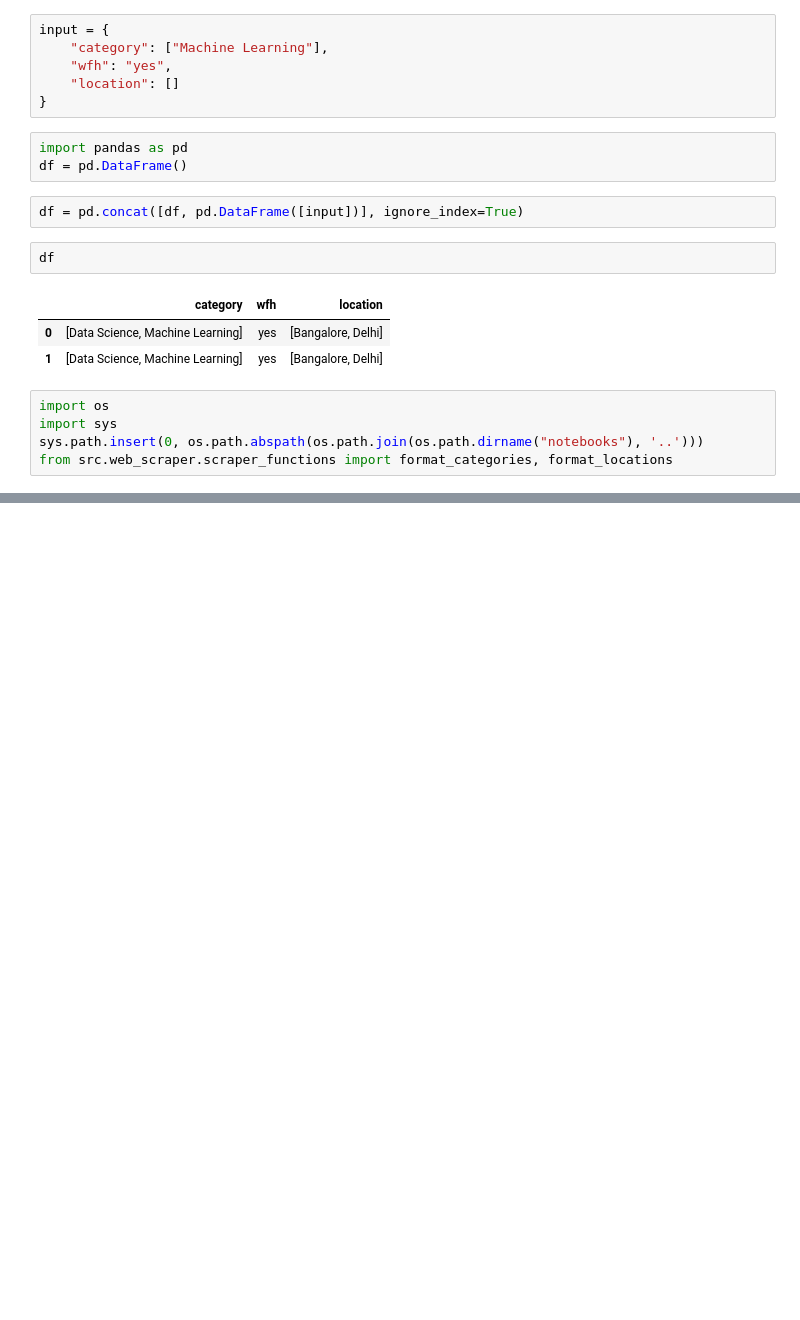
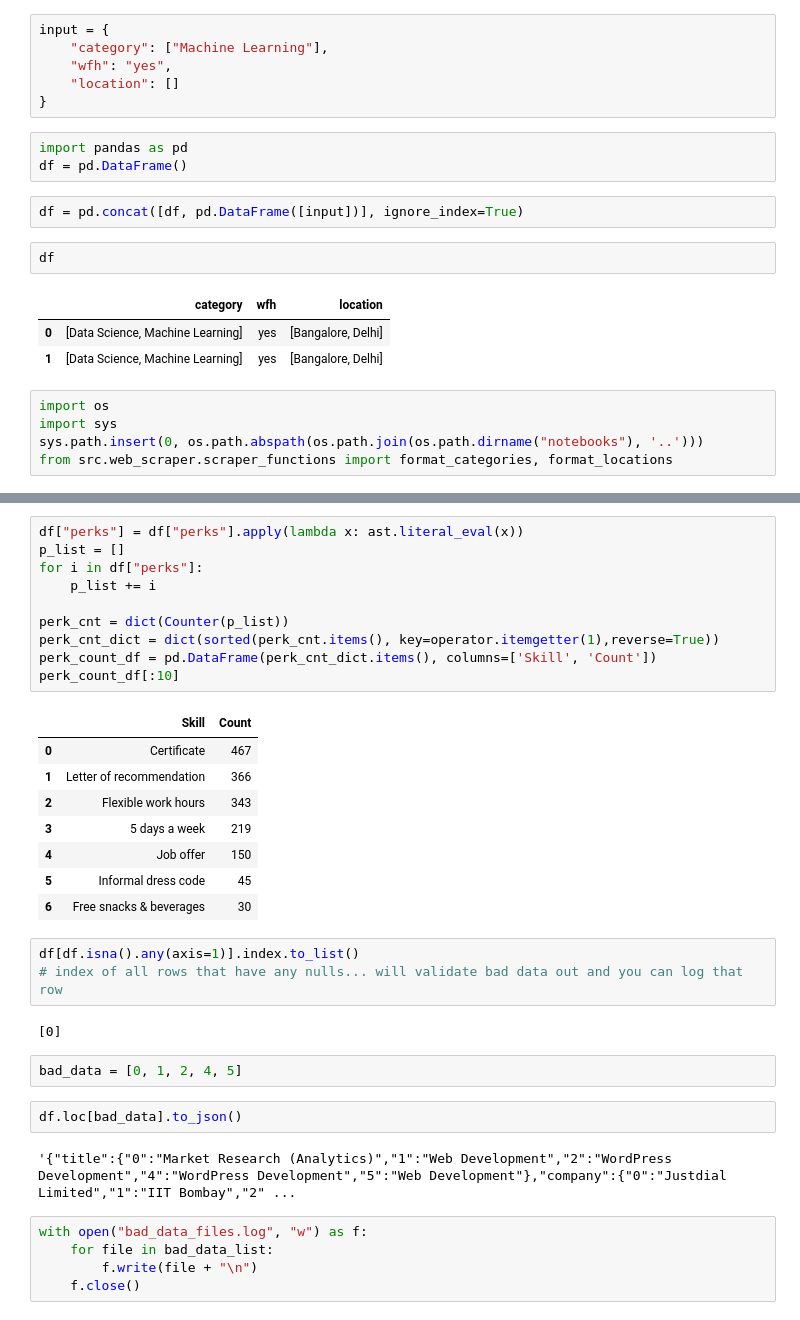
Before and after one commit to rishi5565/internshala_project_v2, a Jupyter notebook: notebooks/experiment.ipynb, the cells around one changed output, grey strips where cells are left out. Drawn from its saved outputs; the diff is of its cells as text; blank space fills up the shorter version.

```diff
--- a/notebooks/experiment.ipynb
+++ b/notebooks/experiment.ipynb
@@ -281,0 +402,35 @@ df
+# %%
+df["perks"] = df["perks"].apply(lambda x: ast.literal_eval(x))
+p_list = []
+for i in df["perks"]:
+    p_list += i
+
+perk_cnt = dict(Counter(p_list))
+perk_cnt_dict = dict(sorted(perk_cnt.items(), key=operator.itemgetter(1),reverse=True))
+perk_count_df = pd.DataFrame(perk_cnt_dict.items(), columns=['Skill', 'Count'])
+perk_count_df[:10]
+# %% [output]
+|  | Skill | Count |
+| 0 | Certificate | 467 |
+| 1 | Letter of recommendation | 366 |
+| 2 | Flexible work hours | 343 |
+| 3 | 5 days a week | 219 |
+| 4 | Job offer | 150 |
+| 5 | Informal dress code | 45 |
+| 6 | Free snacks & beverages | 30 |
+# %%
+df[df.isna().any(axis=1)].index.to_list()
+# index of all rows that have any nulls... will validate bad data out and you can log that row
+# %% [output]
+[0]
+# %%
+bad_data = [0, 1, 2, 4, 5]
+# %%
+df.loc[bad_data].to_json()
+# %% [output]
+'{"title":{"0":"Market Research (Analytics)","1":"Web Development","2":"WordPress Development","4":"WordPress Development","5":"Web Development"},"company":{"0":"Justdial Limited","1":"IIT Bombay","2" ...
+# %%
+with open("bad_data_files.log", "w") as f:
+    for file in bad_data_list:
+        f.write(file + "\n")
+    f.close()
```
Also changed, not shown: parts of 20 cells of this notebook, 9 other files.
